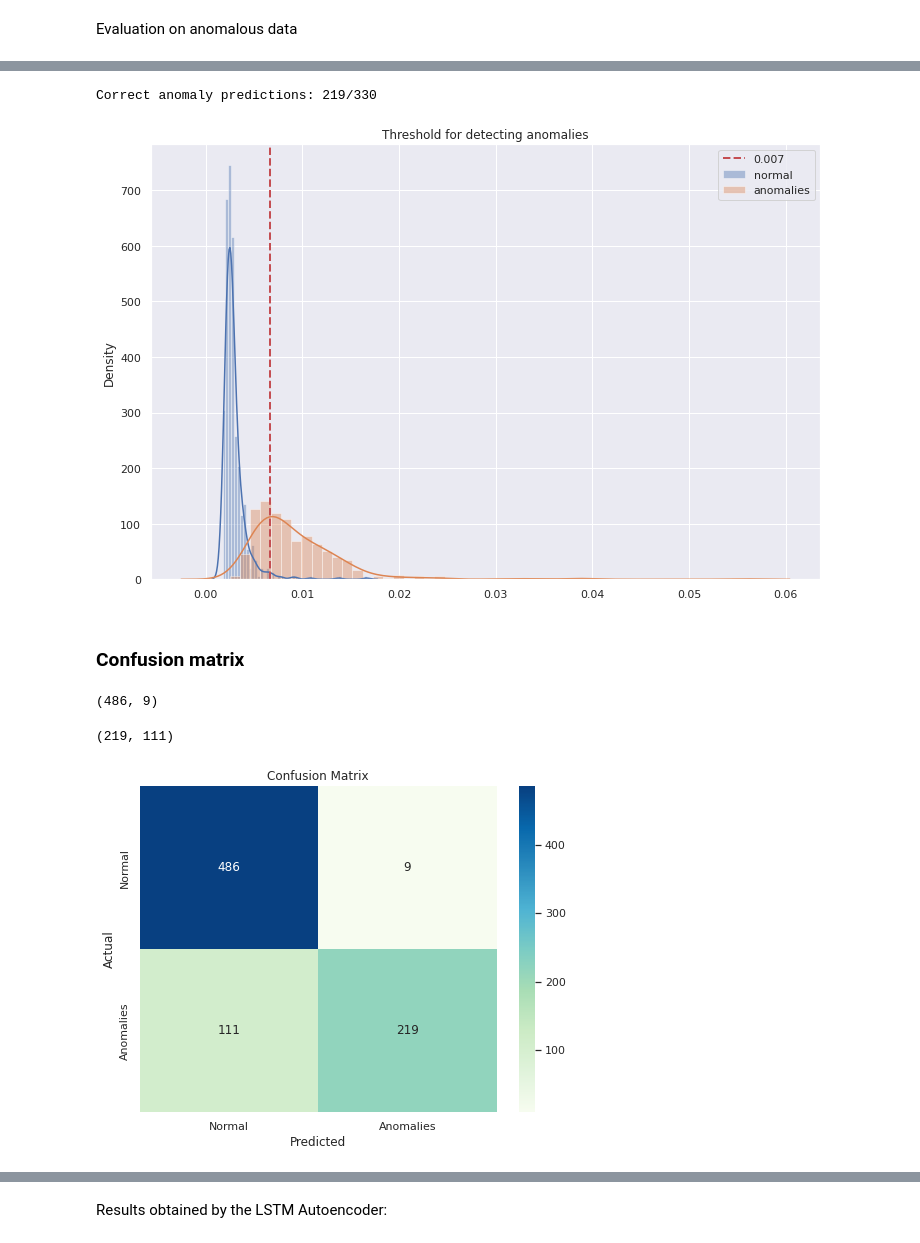
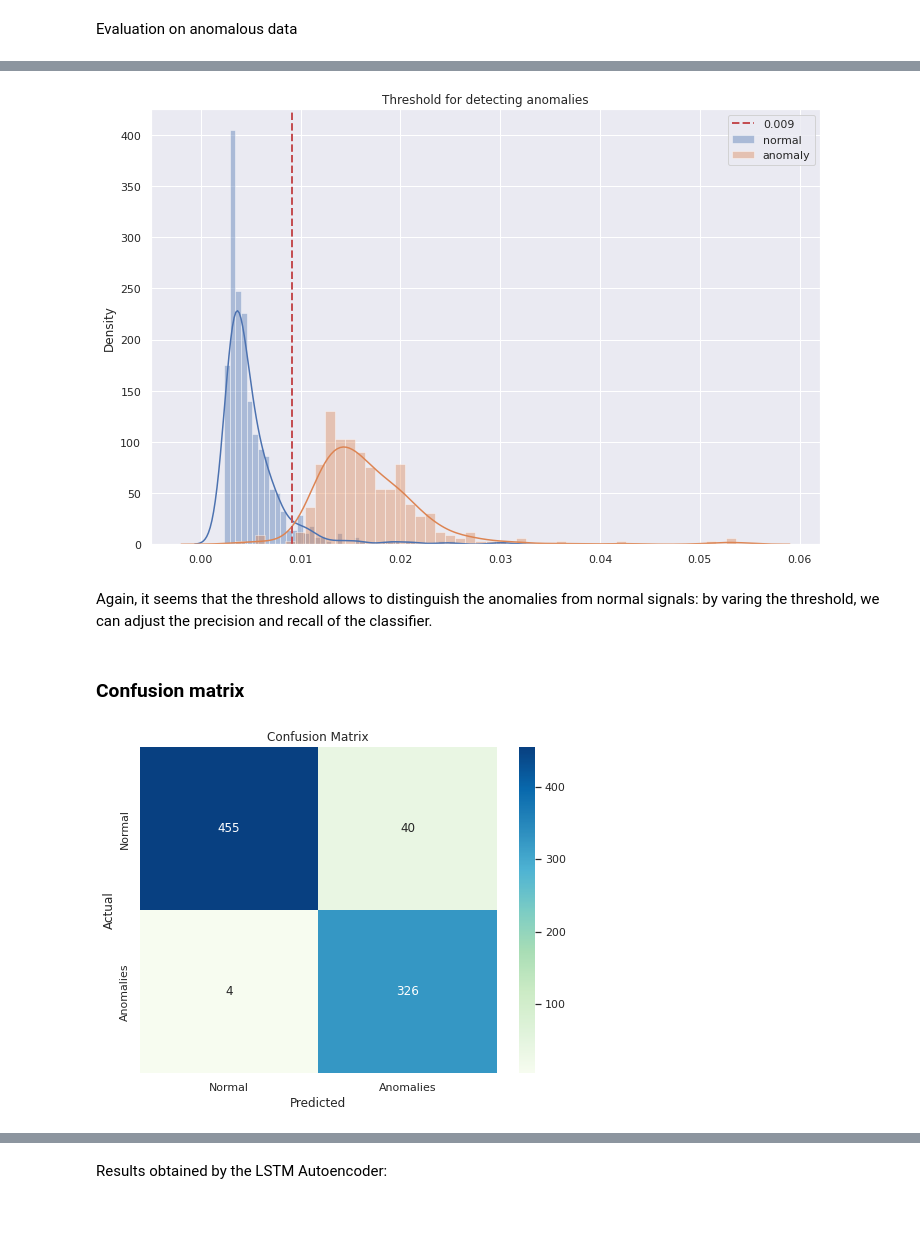
Before and after one commit to stefanopc/ECG-Anomaly-Detection-Classification, a Jupyter notebook: AI_Industry.ipynb, the cells around one changed output, grey strips where cells are left out. Saved outputs shown, nothing was run; the diff lists cells and outputs as text; code cells hidden in the pictures; blank space fills up the shorter version.

```diff
--- a/AI_Industry.ipynb
+++ b/AI_Industry.ipynb
@@ -518,18 +492,3 @@ Now we will predict True Positives (TP), False Negatives (FN), True Negatives (T
-# %%
-def predict_metrics(normal, abnormal, threshold):
-    # We correctly detect normal data if the normal loss is smaller than the threshold
-    pred_normal = tf.math.less(normal, threshold)
-
-    # We correctly detect abnormal data if the normal loss is greater than the threshold
-    pred_anomaly = tf.math.greater(abnormal, threshold)
-
-    tn = tf.math.count_nonzero(pred_normal).numpy()
-    fp = normal.shape[0] - tn
-
-    tp = tf.math.count_nonzero(pred_anomaly).numpy()
-    fn = abnormal.shape[0] - tp
-
-    return tp,tn,fp,fn
 # %%
 tpr_val = []
 fpr_val = []
@@ -596,8 +551,9 @@ class LSTMAutoencoder(Model):
         layers.LSTM(64, return_sequences=False),
     ])
 
+    self.repeat_vector = layers.RepeatVector(normal_X_train.shape[1])
+
     self.decoder = tf.keras.Sequential([
-        layers.RepeatVector(normal_X_train.shape[1]),
         layers.LSTM(64, return_sequences=True),
         layers.LSTM(128, return_sequences=True),
         layers.TimeDistributed(layers.Dense(1)),
@@ -606,5 +562,6 @@ class LSTMAutoencoder(Model):
 
   def call(self, x):
     encoded = self.encoder(x)
-    decoded = self.decoder(encoded)
+    repeated = self.repeat_vector(encoded)
+    decoded = self.decoder(repeated)
     return decoded
@@ -628,7 +585,7 @@ lr_plateau = tf.keras.callbacks.ReduceLROnPlateau(
 LSTMautoencoder.compile(optimizer='adam', loss='mse')
 
 history =  LSTMautoencoder.fit(normal_X_train, normal_X_train,
-                               epochs=50,
+                               epochs=20,
                                validation_data=(normal_X_val, normal_X_val),
                                callbacks=[early_stopping, lr_plateau],
                                shuffle=True)
@@ -697,6 +660,6 @@ sns.distplot(train_loss, bins=50, kde=True, ax=ax).set(title='Distribution of no
 mean_normal = np.mean(train_loss)
 std_normal = np.std(train_loss)
 # %%
-threshold = mean_normal + 2*std_normal
+threshold = mean_normal + std_normal
 print("Threshold: ", threshold)
 # %% [output]
@@ -737,14 +695,9 @@ sns.distplot(test_loss_anomalies, bins=50, kde=True, ax=ax).set(title='Distribut
-# %%
-correct = [l > threshold for l in test_loss_anomalies.numpy()]
-print(f'Correct anomaly predictions: {np.count_nonzero(correct)}/{len(anomaly_X_test)}')
-# %% [output]
-Correct anomaly predictions: 219/330
 # %%
 sns.set(rc={'figure.figsize':(12,8)})
 
-# Plot two histograms of normal and abnormal data
+# Plot two histograms of normal and anomalous data
 sns.distplot(test_loss_normal.numpy(), bins=50, label='normal')
-sns.distplot(test_loss_anomalies.numpy(), bins=50, label='anomalies')
+sns.distplot(test_loss_anomalies.numpy(), bins=50, label='anomaly')
 
 # Plot a vertical line representing the threshold
 plt.axvline(threshold, color='r', linewidth=2, linestyle='dashed', label='{:0.3f}'.format(threshold))
@@ -754,6 +707,8 @@ plt.legend(loc='upper right')
 plt.title('Threshold for detecting anomalies')
 plt.show()
 # %% [output]
-[figure, old version]
+[figure, new version]
+# %% [markdown]
+Again, it seems that the threshold allows to distinguish the anomalies from normal signals: by varing the threshold, we can adjust the precision and recall of the classifier.
 # %% [markdown]
 ### Confusion matrix
@@ -766,29 +715,19 @@ pred_anomaly = tf.math.greater(test_loss_anomalies, threshold)
-# %%
-pred_normal_true = tf.math.count_nonzero(pred_normal).numpy()
-pred_normal_false = normal_X_test.shape[0] - pred_normal_true
-pred_normal_true, pred_normal_false
-# %% [output]
-(486, 9)
-# %%
-pred_anomaly_true = tf.math.count_nonzero(pred_anomaly).numpy()
-pred_anomaly_false = anomaly_X_test.shape[0] - pred_anomaly_true
-pred_anomaly_true, pred_anomaly_false
-# %% [output]
-(219, 111)
 # %%
-cm = [[pred_normal_true, pred_normal_false],
-      [pred_anomaly_false, pred_anomaly_true]]
+tp, tn, fp, fn = predict_metrics(test_loss_normal, test_loss_anomalies, threshold)
+
+cm = [[tn, fp],
+      [fn, tp]]
 
 categories = ['Normal', 'Anomalies']
 
 plt.figure(figsize=(8,6))
 g = sns.heatmap(cm, annot=True, fmt="d",
             xticklabels=categories,
             yticklabels=categories,
             cmap="GnBu")
 
 g.set(xlabel='Predicted', ylabel='Actual', title='Confusion Matrix')
 
 plt.show()
 # %% [output]
-[figure, old version]
+[figure, new version]
```
Also changed, not shown: parts of 83 cells of this notebook, 1 other file.
